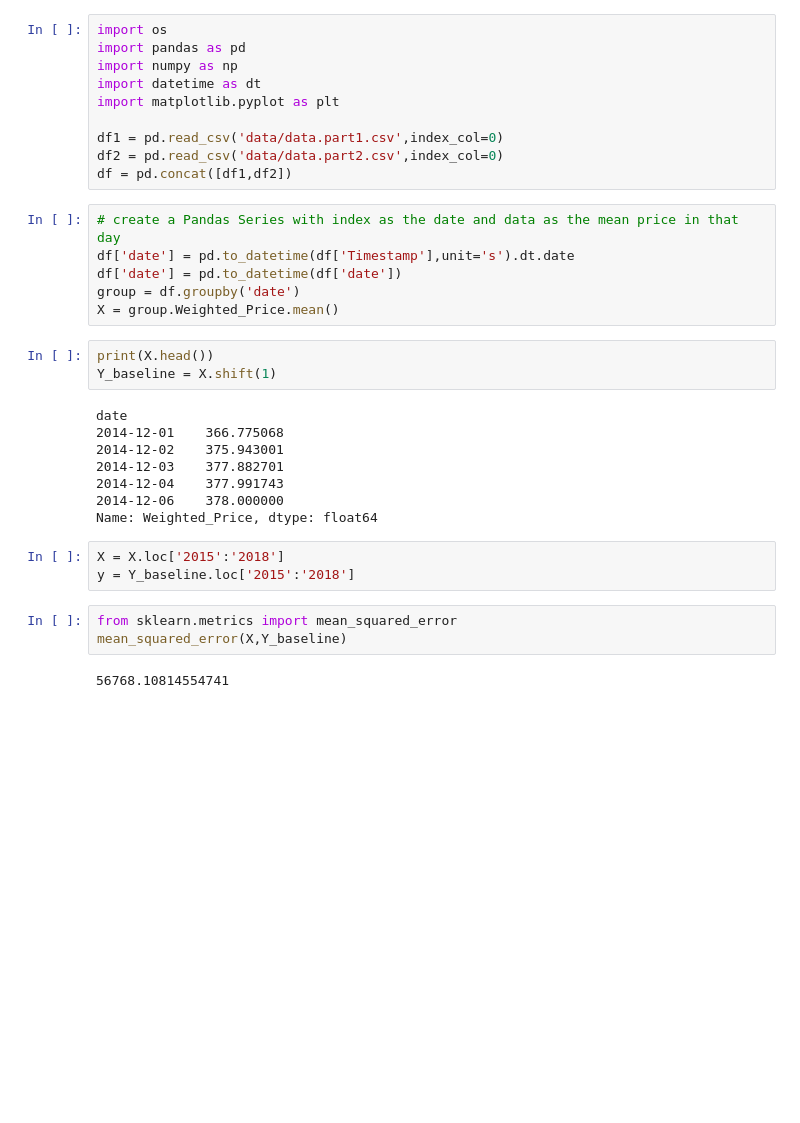
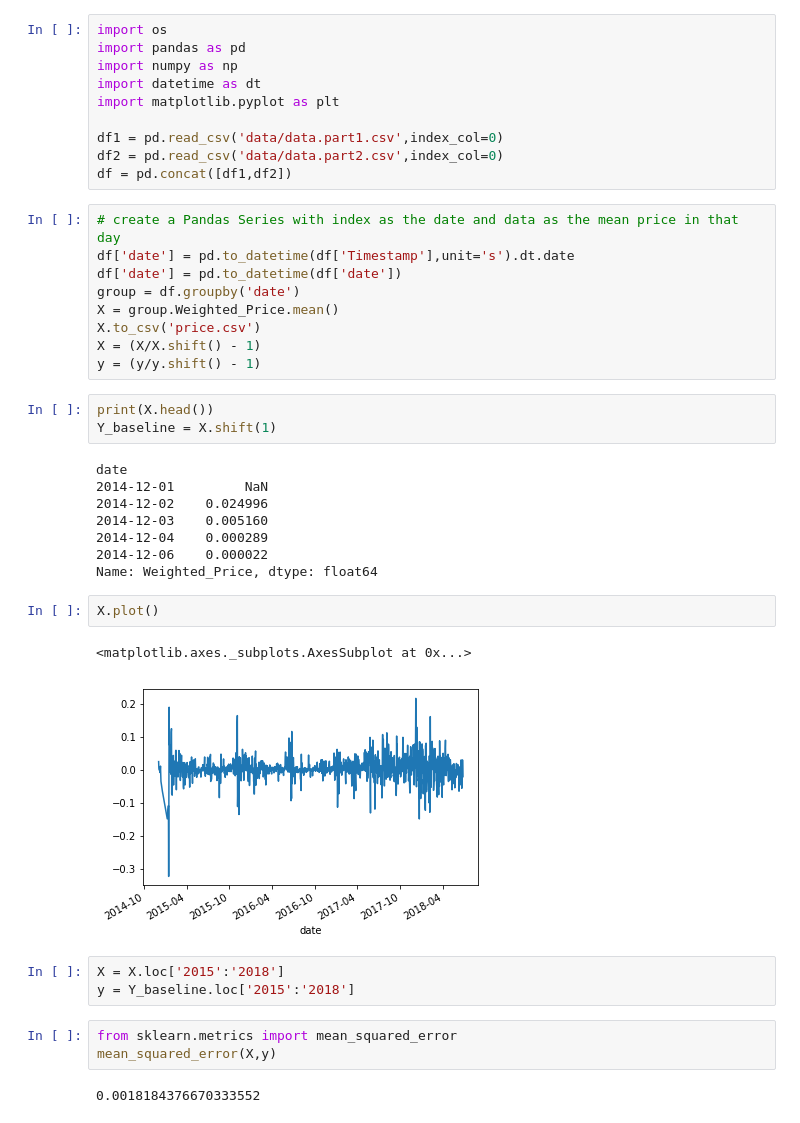
Before and after one commit to adidoit/z2dl-bitcoin-price-prediction, a Jupyter notebook: read_data.ipynb, the cells around one changed output. Saved outputs shown, nothing was run; the diff lists cells and outputs as text; blank space fills up the shorter version.

```diff
--- a/read_data.ipynb
+++ b/read_data.ipynb
@@ -14,25 +14,33 @@ df['date'] = pd.to_datetime(df['Timestamp'],unit='s').dt.date
 df['date'] = pd.to_datetime(df['date'])
 group = df.groupby('date')
 X = group.Weighted_Price.mean()
+X.to_csv('price.csv')
+X = (X/X.shift() - 1)
+y = (y/y.shift() - 1)
 # %%
 print(X.head())
 Y_baseline = X.shift(1)
 # %% [output]
 date
-2014-12-01    366.775068
-2014-12-02    375.943001
-2014-12-03    377.882701
-2014-12-04    377.991743
-2014-12-06    378.000000
+2014-12-01         NaN
+2014-12-02    0.024996
+2014-12-03    0.005160
+2014-12-04    0.000289
+2014-12-06    0.000022
 Name: Weighted_Price, dtype: float64
+# %%
+X.plot()
+# %% [output]
+<matplotlib.axes._subplots.AxesSubplot at 0x...>
+[figure, added]
 # %%
 X = X.loc['2015':'2018']
 y = Y_baseline.loc['2015':'2018']
 # %%
 from sklearn.metrics import mean_squared_error
-mean_squared_error(X,Y_baseline)
+mean_squared_error(X,y)
 # %% [output]
-56768.10814554741
+0.0018184376670333552
 # %%
 # for train test split we will take Mar, Apr and May 2018 as the test data
 from sklearn.model_selection import train_test_split
```
Also changed, not shown: parts of 15 cells of this notebook, 1 other file.
